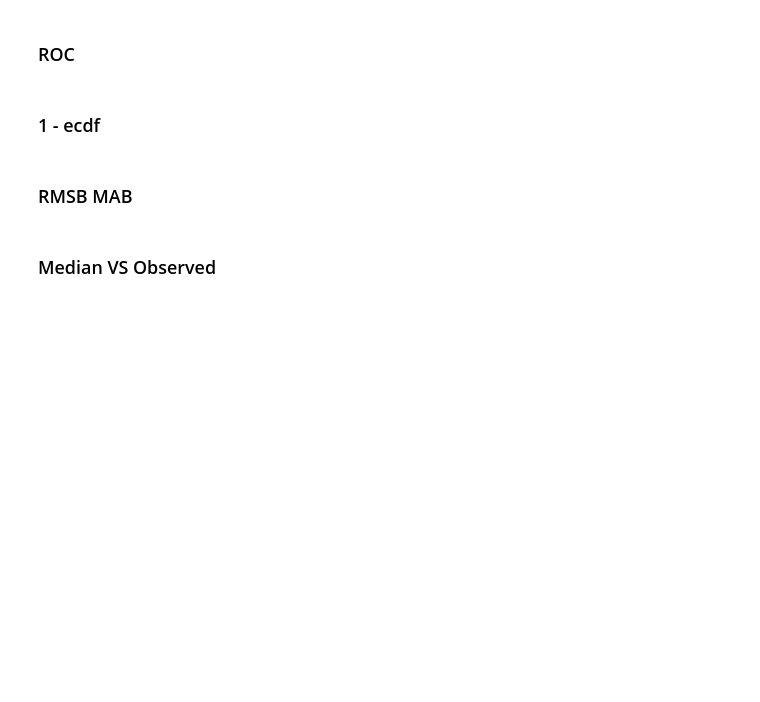
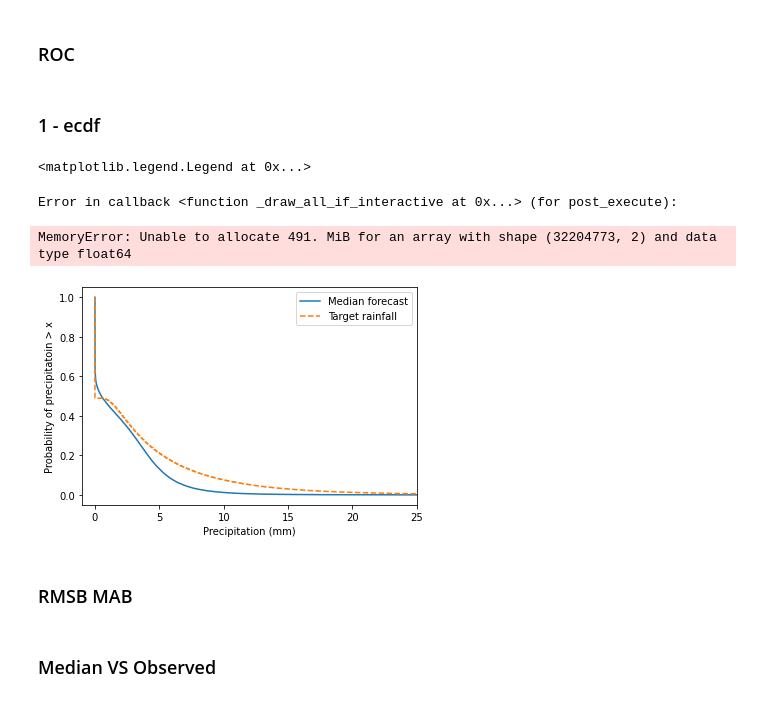
Before and after one commit to Huk-David/SpaDep_VCop, a Jupyter notebook: body/Diagnostic_VAEGAN.ipynb, the cells around one changed output. Cells and saved outputs as stored; diff of their text form; code cells hidden in the pictures; blank space fills up the shorter version.

```diff
--- a/body/Diagnostic_VAEGAN.ipynb
+++ b/body/Diagnostic_VAEGAN.ipynb
@@ -9,7 +9,6 @@ from tqdm import tqdm
 import pickle
 import math
 import re
-from Censored_copula import truncgauss
 from scipy.spatial import distance_matrix
 import pandas as pd
 from joblib import Parallel, delayed
@@ -27,15 +26,14 @@ model_version = 0
 target_distribution = ""
 base_nn = "VAEGAN"
 sys.path.append('../')
-import glms
 import pickle
 import torch
-path_ = f"Checkpoints/{base_nn}{target_distribution}/lightning_logs/version_{model_version}/"
+path_ = f"test_output_1999_2019-07.pkl/"
 #ckpt_path = glms.NeuralDGLM.get_ckpt_path(os.path.join(path_,"checkpoints"))
-ckpt_path = 'Checkpoints/VAEGAN/lightning_logs/version_0/checkpoints/epoch=46-step=7567-val_fid=181.166.ckpt'
-print([path_,ckpt_path])
+#ckpt_path = 'Checkpoints/VAEGAN/lightning_logs/version_0/checkpoints/epoch=46-step=7567-val_fid=181.166.ckpt'
+#print([path_,ckpt_path])
 
-GNM_output = pickle.load( open(os.path.join(path_,"test_output_1999_2019-07.pkl"),"rb") )
+GNM_output = pickle.load( open(os.path.join(path_,"VAEGAN_test_output_1999_2019-07.pkl"),"rb") )
 # %%
 locations_x = []
 locations_y = []
@@ -145,7 +149,7 @@ plt.show()
 # %%
 day_subset = np.random.choice(range(len(GNM_output['target_rain'])),size=256,replace=False)
 # %%
-all_sims = np.array([np.array([GNM_output['pred_rain_ensemble'][d][i[0]][i[1]] for i in indexes_land]) for d in tqdm(range(len(GNM_output['pred_rain_ensemble']))) ])
+all_sims = np.array([np.array([GNM_output['pred_rain_ensemble'][d][i[0]][i[1]] for i in indexes_land]) for d in tqdm(day_subset) ])
 # all_sims[day,loc,sim]
 # %%
 for d in range(1):
@@ -338,18 +346,23 @@ plt.legend(['0mm '+str(round(auc0,5)),'5mm '+str(round(auc5,5)),'10mm '+str(roun
 # %%
 # P(rain>x) ~1m15 now. depending on samples and days used.
 from statsmodels.distributions.empirical_distribution import ECDF
 
 # get empirical cdfs for median, sampled and target rain.
-gamma_ecdf = ECDF(np.array([np.median(all_sims[d],axis=1) for d in day_subset]).flatten())
+gamma_ecdf = ECDF(np.array([np.median(all_sims[d],axis=1) for d in range(len(day_subset))]).flatten())
 target_ecdf = ECDF(np.array([[GNM_output['target_rain'][d][i[0],i[1]] for i in indexes_land] for d in tqdm(range(len(GNM_output['target_rain'])))]).flatten())
-gamma_sampled_ecdf = ECDF(all_sims[day_subset].flatten())
+gamma_sampled_ecdf = ECDF(all_sims.flatten())
 plt.plot(gamma_ecdf.x,1-gamma_ecdf.y,label='Median forecast')
-plt.plot(gamma_sampled_ecdf.x,1-gamma_sampled_ecdf.y,linestyle='dotted',label='Sampled forecasts')
+#plt.plot(gamma_sampled_ecdf.x,1-gamma_sampled_ecdf.y,linestyle='dotted',label='Sampled forecasts')
 plt.plot(target_ecdf.x,1-target_ecdf.y,linestyle='--',label='Target rainfall')
 plt.xlabel('Precipitation (mm)')
 plt.ylabel('Probability of precipitatoin > x')
 plt.xlim(-1,25)
 plt.legend()
+# %% [output]
+<matplotlib.legend.Legend at 0x...>
+Error in callback <function _draw_all_if_interactive at 0x...> (for post_execute):
+MemoryError: Unable to allocate 491. MiB for an array with shape (32204773, 2) and data type float64
+[figure, added]
 # %% [markdown]
 ### RMSB MAB
 # %%
```
Also changed, not shown: parts of 18 cells of this notebook, 1 other file.
